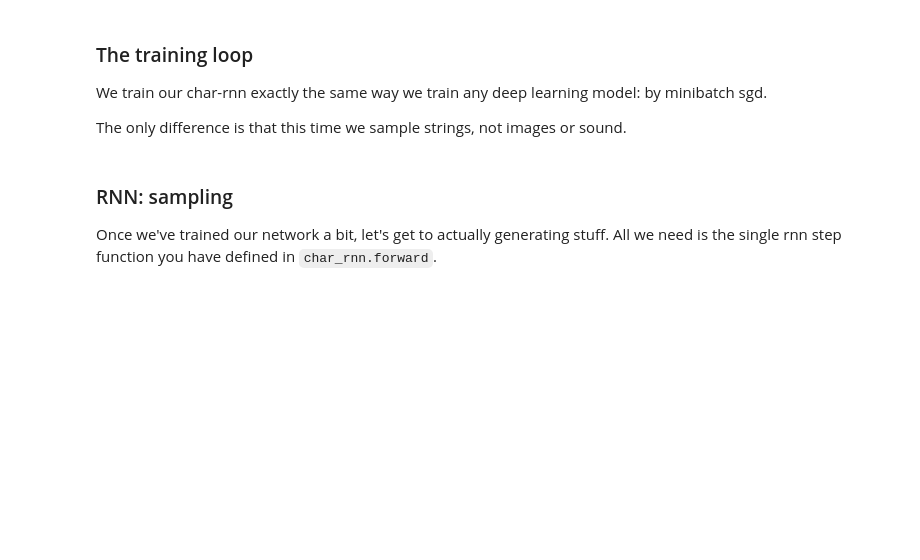
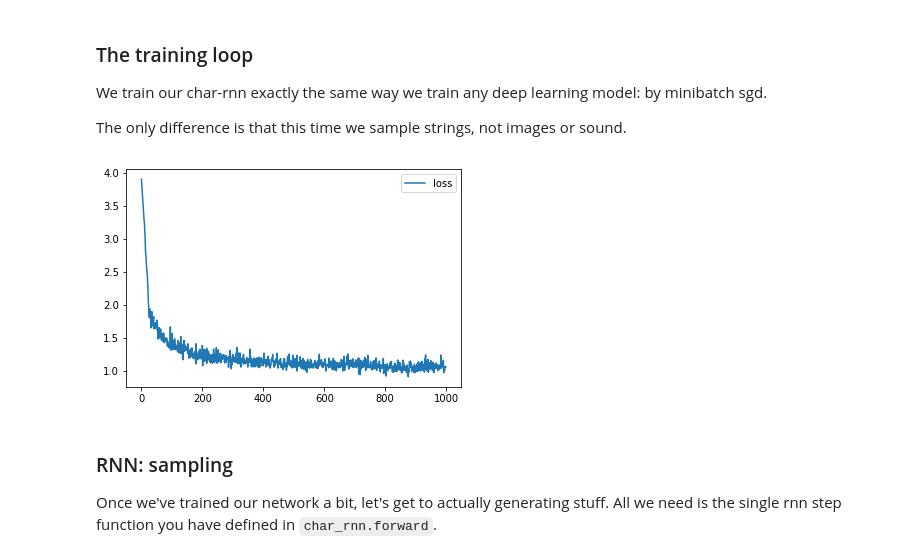
Before and after one commit to nik31096/Practical_DL, a Jupyter notebook: week06_rnn/seminar_pytorch.ipynb, the cells around one changed output. Drawn from its saved outputs; the diff is of its cells as text; code cells hidden in the pictures; blank space fills up the shorter version.

```diff
--- a/week06_rnn/seminar_pytorch.ipynb
+++ b/week06_rnn/seminar_pytorch.ipynb
@@ -224,26 +227,31 @@ history = []
 # %%
 for i in range(1000):
     batch_ix = to_matrix(sample(lines, 32), max_len=MAX_LENGTH)
     batch_ix = torch.tensor(batch_ix, dtype=torch.int64)
 
-    logp_seq = rnn_loop(char_rnn, batch_ix)
-
+    logp_seq = rnn_loop(char_rnn, batch_ix)[:, :-1]
+    actual_next_tokens = batch_ix[:, 1:]
     # compute loss
 
-
-    loss = ###YOUR CODE
+    loss = -torch.mean(torch.gather(logp_seq, dim=2, index=actual_next_tokens[:,:,None]))
 
     # train with backprop
-    <YOUR CODE>
+    loss.backward()
+
+    opt.step()
+
+    opt.zero_grad()
 
     history.append(loss.data.numpy())
     if (i+1) % 100 == 0:
         clear_output(True)
         plt.plot(history,label='loss')
         plt.legend()
         plt.show()
 
 assert np.mean(history[:10]) > np.mean(history[-10:]), "RNN didn't converge."
+# %% [output]
+[figure, added]
 # %% [markdown]
 ### RNN: sampling
 Once we've trained our network a bit, let's get to actually generating stuff.
```
Also changed, not shown: parts of 5 cells of this notebook.
